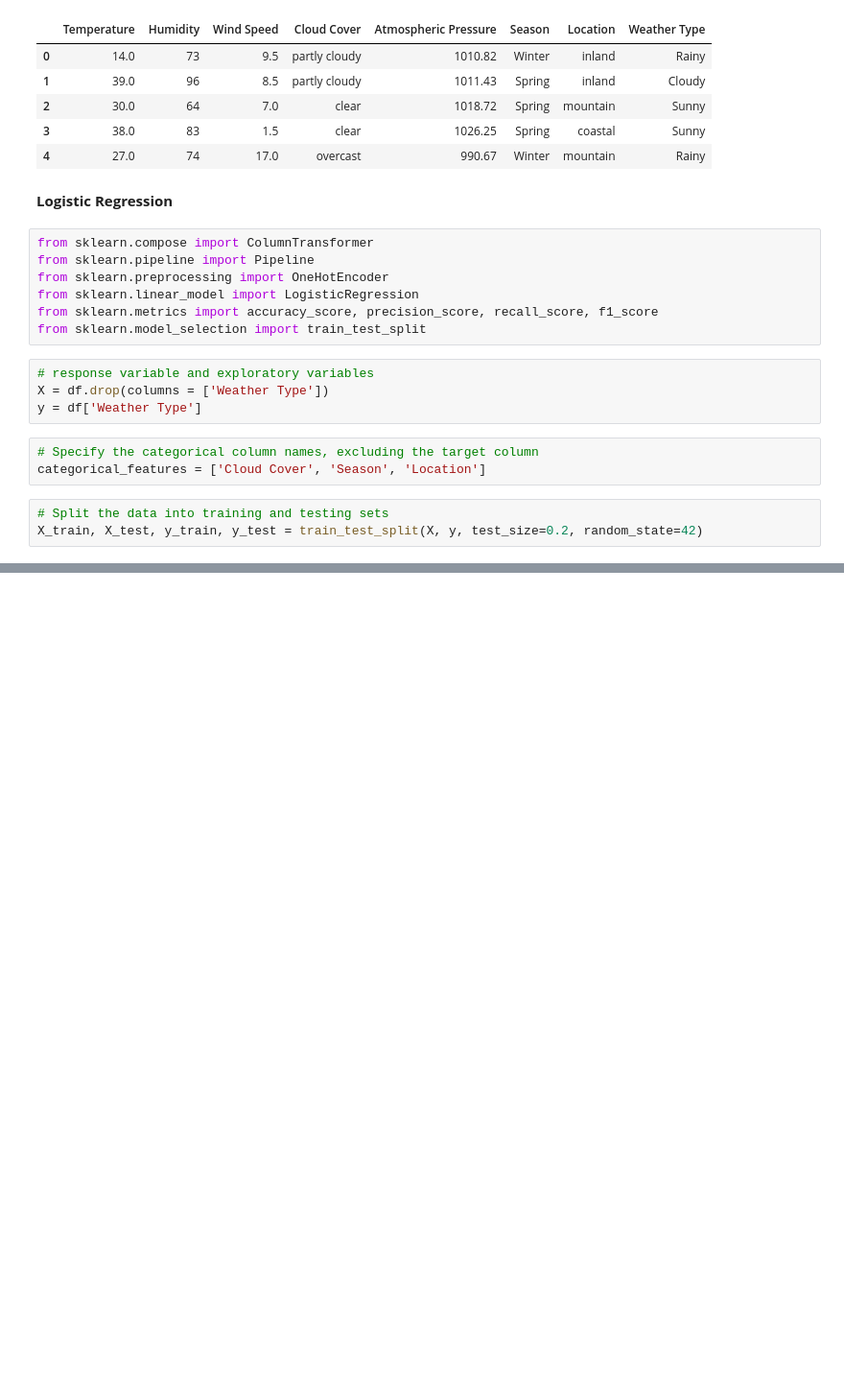
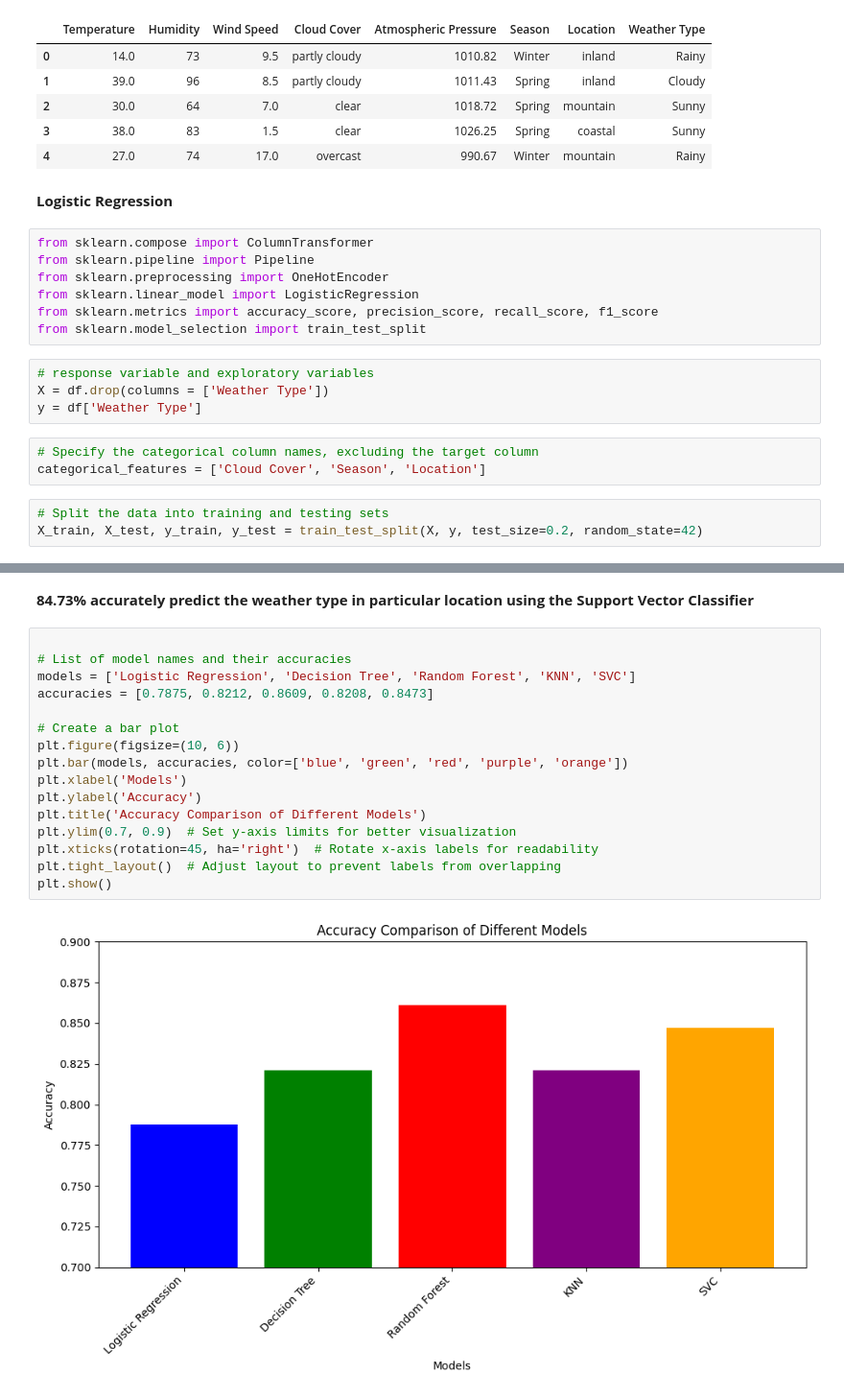
Before and after one commit to hhpramod/Weather-Classification, a Jupyter notebook: Weather_Classification.ipynb, the cells around one changed output, grey strips where cells are left out. Shown: that part at 96% size. Saved outputs shown, nothing was run; the diff lists cells and outputs as text; blank space fills up the shorter version.

Commit message:
compare the model performance

```diff
--- a/Weather_Classification.ipynb
+++ b/Weather_Classification.ipynb
@@ -325,0 +550,20 @@ step1 = ColumnTransformer(transformers=[
+# %% [markdown]
+**84.73% accurately predict the weather type in particular location using the Support Vector Classifier**
+# %%
+
+# List of model names and their accuracies
+models = ['Logistic Regression', 'Decision Tree', 'Random Forest', 'KNN', 'SVC']
+accuracies = [0.7875, 0.8212, 0.8609, 0.8208, 0.8473]
+
+# Create a bar plot
+plt.figure(figsize=(10, 6))
+plt.bar(models, accuracies, color=['blue', 'green', 'red', 'purple', 'orange'])
+plt.xlabel('Models')
+plt.ylabel('Accuracy')
+plt.title('Accuracy Comparison of Different Models')
+plt.ylim(0.7, 0.9)  # Set y-axis limits for better visualization
+plt.xticks(rotation=45, ha='right')  # Rotate x-axis labels for readability
+plt.tight_layout()  # Adjust layout to prevent labels from overlapping
+plt.show()
+# %% [output]
+[figure, added]
```
Also changed, not shown: parts of 29 cells of this notebook.
